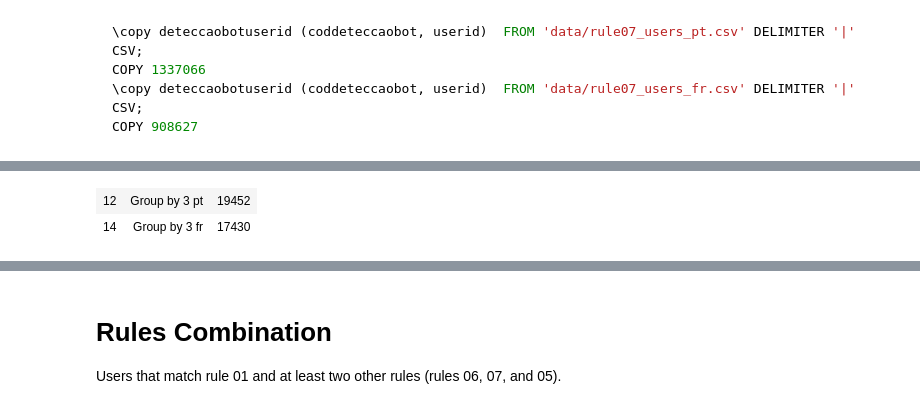
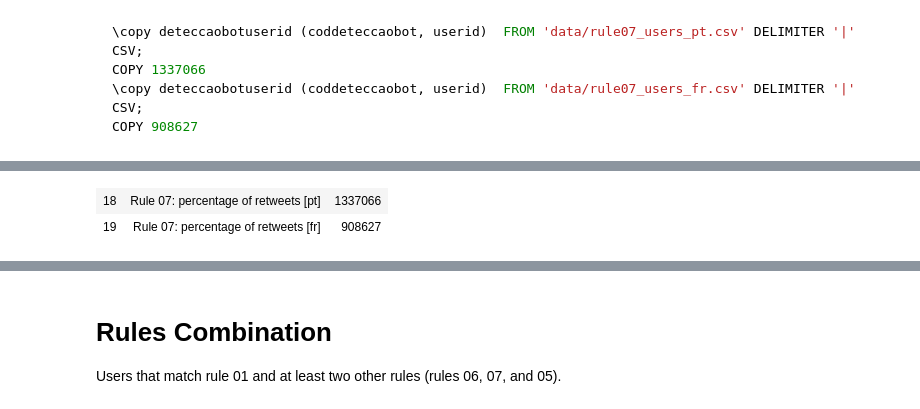
Before and after one commit to mtarcinalli/twitter-covid, a Jupyter notebook: 03_bots_detection.ipynb, the cells around one changed output, grey strips where cells are left out. Saved outputs shown, nothing was run; the diff lists cells and outputs as text; code cells hidden in the pictures.

Commit message:
before unused rules deletion

```diff
--- a/03_bots_detection_postgres.ipynb
+++ b/03_bots_detection.ipynb
@@ -287,6 +278,6 @@ insert into deteccaobotuserid (coddeteccaobot, userid) SELECT 14, userid from de
 # %%
-table = query("SELECT dbu.coddeteccaobot, db.descricao, count(*) as users FROM deteccaobotuserid dbu INNER JOIN deteccaobot db ON db.coddeteccaobot = dbu.coddeteccaobot WHERE db.descricao like 'Group by 3%' GROUP BY 1, 2")
+table = query("SELECT dbu.coddeteccaobot, db.descricao, count(*) as users FROM deteccaobotuserid dbu INNER JOIN deteccaobot db ON db.coddeteccaobot = dbu.coddeteccaobot WHERE db.descricao like 'Rule 07%' GROUP BY 1, 2")
 display(HTML(tabulate.tabulate(table, tablefmt='html')))
 # %% [output]
-| 12 | Group by 3 pt | 19452 |
-| 14 | Group by 3 fr | 17430 |
+| 18 | Rule 07: percentage of retweets [pt] | 1337066 |
+| 19 | Rule 07: percentage of retweets [fr] | 908627 |
```
Also changed, not shown: parts of 12 cells of this notebook.
